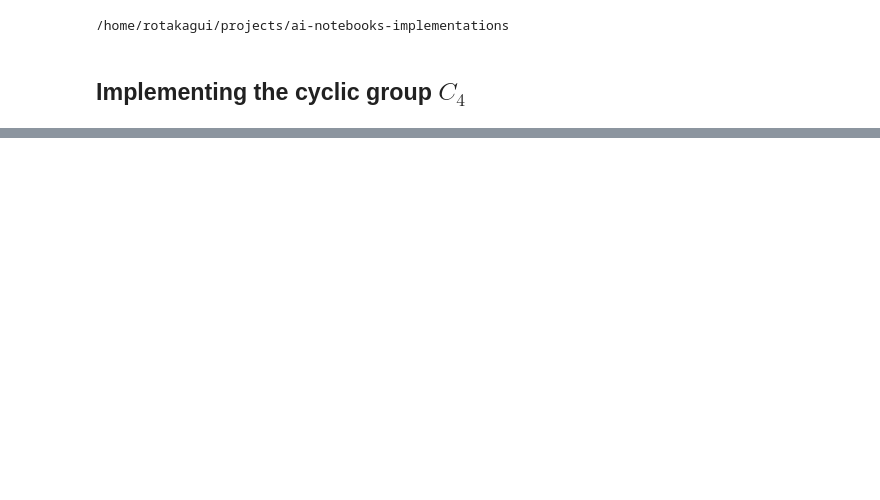
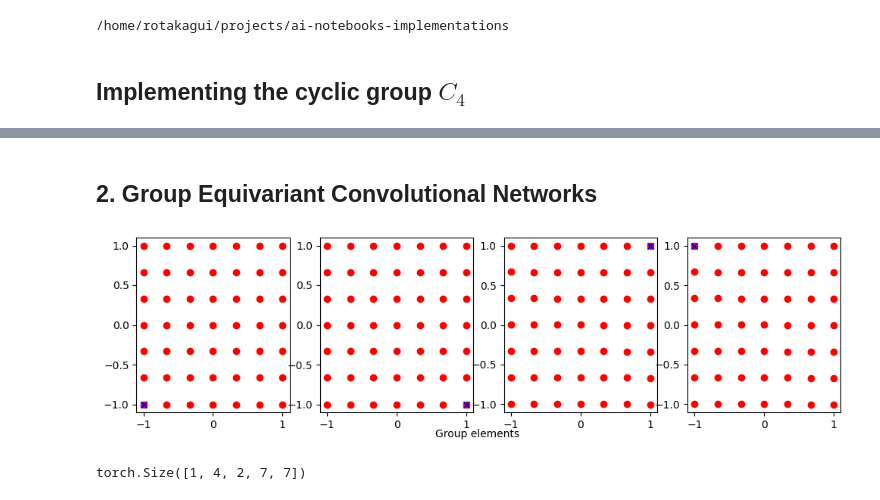
Before and after one commit to TAOGenna/ai-notebooks-implementations, a Jupyter notebook: regular_group_conv.ipynb, the cells around one changed output, grey strips where cells are left out. Drawn from its saved outputs; the diff is of its cells as text; code cells hidden in the pictures; blank space fills up the shorter version.

```diff
--- a/regular_group_conv.ipynb
+++ b/regular_group_conv.ipynb
@@ -247,0 +348,2 @@ print(foo % (2*math.pi))
+# %% [markdown]
+## 2. Group Equivariant Convolutional Networks
@@ -247,0 +419,42 @@ print(foo % (2*math.pi))
+# %%
+# Let's check whether our implementation works correctly. First we inspect the
+# shape of our transformed grids to assess whether this is correct.
+order = 4
+lifting_kernel_base = LiftingKernelBase(
+    group=CyclicGroup(order=order),
+    kernel_size=7,
+    in_channels=3,
+    out_channels=1
+)
+
+# The grid has a shape of [2, |H|, kernel_size, kernel_size].
+assert lifting_kernel_base.transformed_grid_R2.shape == torch.Size([2, 4, 7, 7])
+# %%
+plt.rcParams['figure.figsize'] = [12, 3]
+
+# Create [group_elements] figures
+fig, ax = plt.subplots(1, order)
+
+# Get the grid
+transformed_grid_R2 = lifting_kernel_base.transformed_grid_R2
+
+# Visualize the  transformed kernel grids. We mark the same cornerpoint by a
+# blue 'x' in all grids as reference point.
+for group_elem in range(order):
+    ax[group_elem].scatter(
+        transformed_grid_R2[1, group_elem, :, :],
+        transformed_grid_R2[0, group_elem, :, :],
+        c='r'
+    )
+    # Mark a corner point so we can see it transform.
+    ax[group_elem].scatter(
+        transformed_grid_R2[1, group_elem, 0, 0],
+        transformed_grid_R2[0, group_elem, 0, 0],
+        marker='x',
+        c='b'
+    )
+
+fig.text(0.5, 0., 'Group elements', ha='center')
+plt.show()
+# %% [output]
+[figure, added]
@@ -247,0 +516,12 @@ print(foo % (2*math.pi))
+# %%
+ik = InterpolativeLiftingKernel(
+    group=CyclicGroup(order=4),
+    kernel_size=7,
+    in_channels=2,
+    out_channels=1
+)
+
+weights = ik.sample()
+weights.shape
+# %% [output]
+torch.Size([1, 4, 2, 7, 7])
```
Also changed, not shown: parts of 12 cells of this notebook, 2 other files.
